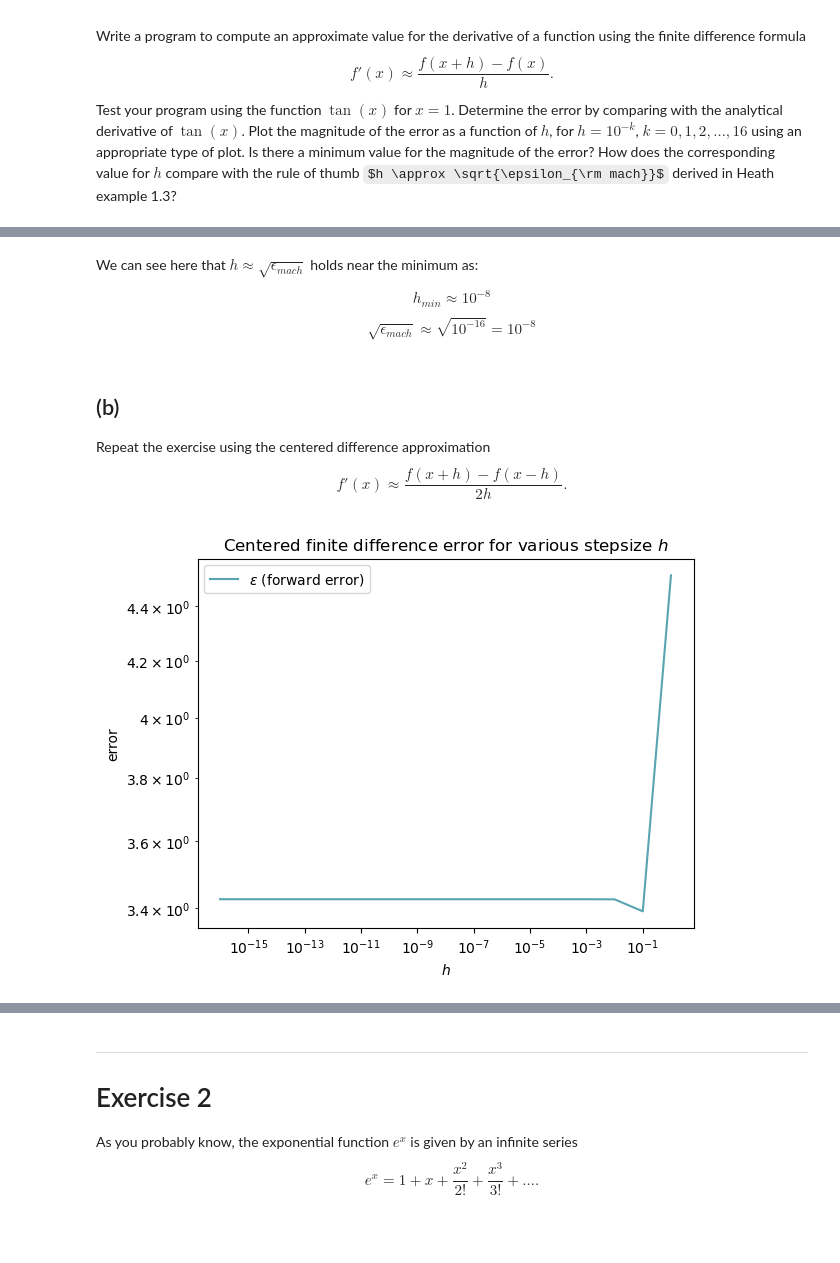
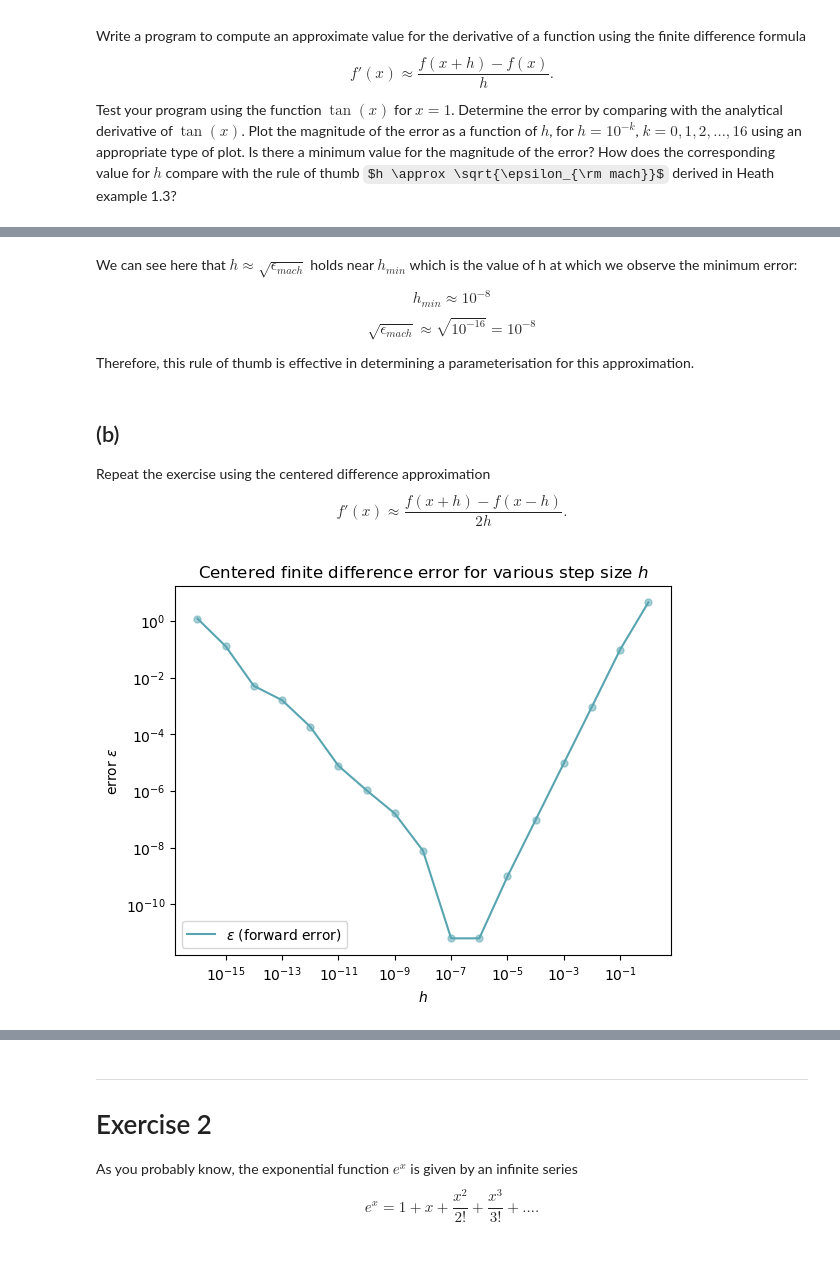
Before and after one commit to jonas4climate/na-assignment1, a Jupyter notebook: hw1_2023.ipynb, the cells around one changed output, grey strips where cells are left out. Cells and saved outputs as stored; diff of their text form; code cells hidden in the pictures; some formulas as TeX source.

```diff
--- a/hw1_2023.ipynb
+++ b/hw1_2023.ipynb
@@ -38,7 +37,7 @@ def approx_f_prime_fd(f, x, h):
 
 X = sympy.symbols('x')
 f = sympy.diff(sympy.tan(X), X)
-solution = f.subs(X, 1).evalf()  # type: ignore
+solution = f.subs(X, 1).evalf(n=30)
 
 e_mach = sys.float_info.epsilon
 print(f'epsilon_mach = {e_mach}')
@@ -53,12 +52,12 @@ for h in hs:
 
 idx_h_min = errors_fd.index(min(errors_fd))
 print(f'h_min = {hs[idx_h_min]} (at index {idx_h_min})')
-plt.loglog(hs, errors_fd, c=COLORS[2])
-plt.loglog(hs, errors_mach, c=COLORS[4])
-plt.legend(['$\epsilon$ (forward error)', '$\sqrt{\epsilon_{mach}}$'])
+plt.loglog(hs, errors_fd, c=COLORS[1], linewidth=2)
+plt.scatter(hs, errors_fd, c=COLORS[1], s=25, alpha=0.5)
+plt.legend(['$\\epsilon_{{fd}}$ (forward error)'])
 plt.title('Finite difference error for various stepsize $h$')
 plt.xlabel('step size $h$')
-plt.ylabel('error')
+plt.ylabel('error $\\epsilon$')
 plt.show()
 # %% [output]
 epsilon_mach = 2.220446049250313e-16
@@ -76,27 +76,29 @@ plt.show()
 # %% [markdown]
-We can see here that $h \approx \sqrt{\epsilon_{mach}}$ holds near the minimum as:
+We can see here that $h \approx \sqrt{\epsilon_{mach}}$ holds near $h_{min}$ which is the value of h at which we observe the minimum error:
 
 $$h_{min} \approx 10^{-8}$$
 $$\sqrt{\epsilon_{mach}} \approx \sqrt{10^{-16}} = 10^{-8}$$
+
+Therefore, this rule of thumb is effective in determining a parameterisation for this approximation.
 # %% [markdown]
 ## (b)
 Repeat the exercise using the centered difference approximation
 $$ f'(x) \approx \frac{f(x+h) - f(x-h)}{2h} .$$
 # %%
 def approx_f_prime_center(f, x, h):
-    return (f(x+h)-f(x-h))/2*h
-
+    return (f(x+h)-f(x-h))/(2*h)
 
 errors_center = []
 for h in hs:
     finite_difference = approx_f_prime_center(tan, 1, h)
     errors_center.append(abs(finite_difference-solution))
 
 plt.loglog(hs, errors_center, c=COLORS[2])
-plt.title('Centered finite difference error for various stepsize $h$')
+plt.scatter(hs, errors_center, c=COLORS[2], s=25, alpha=0.5)
+plt.title('Centered finite difference error for various step size $h$')
 plt.legend(['$\\epsilon$ (forward error)'])
 plt.xlabel('$h$')
-plt.ylabel('error')
+plt.ylabel('error $\\epsilon$')
 plt.show()
 # %% [output]
-[figure, old version]
+[figure, new version]
```
Also changed, not shown: parts of 11 cells of this notebook.
